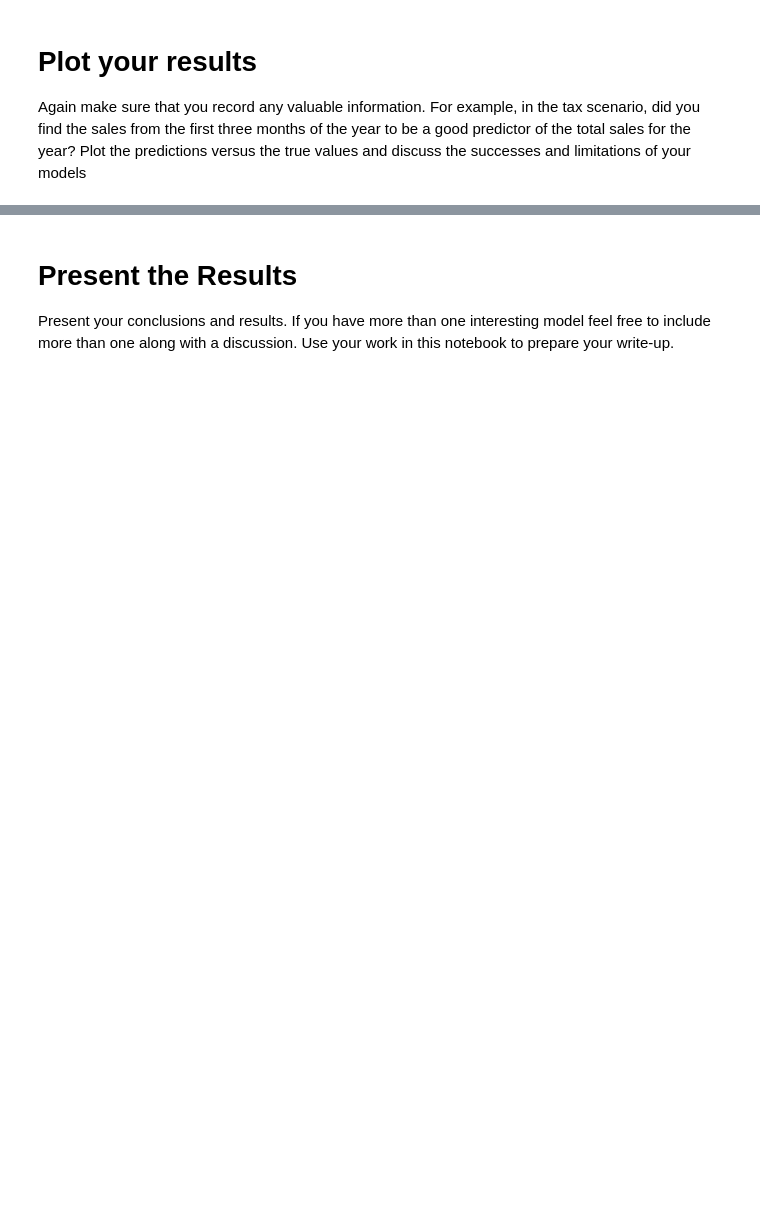
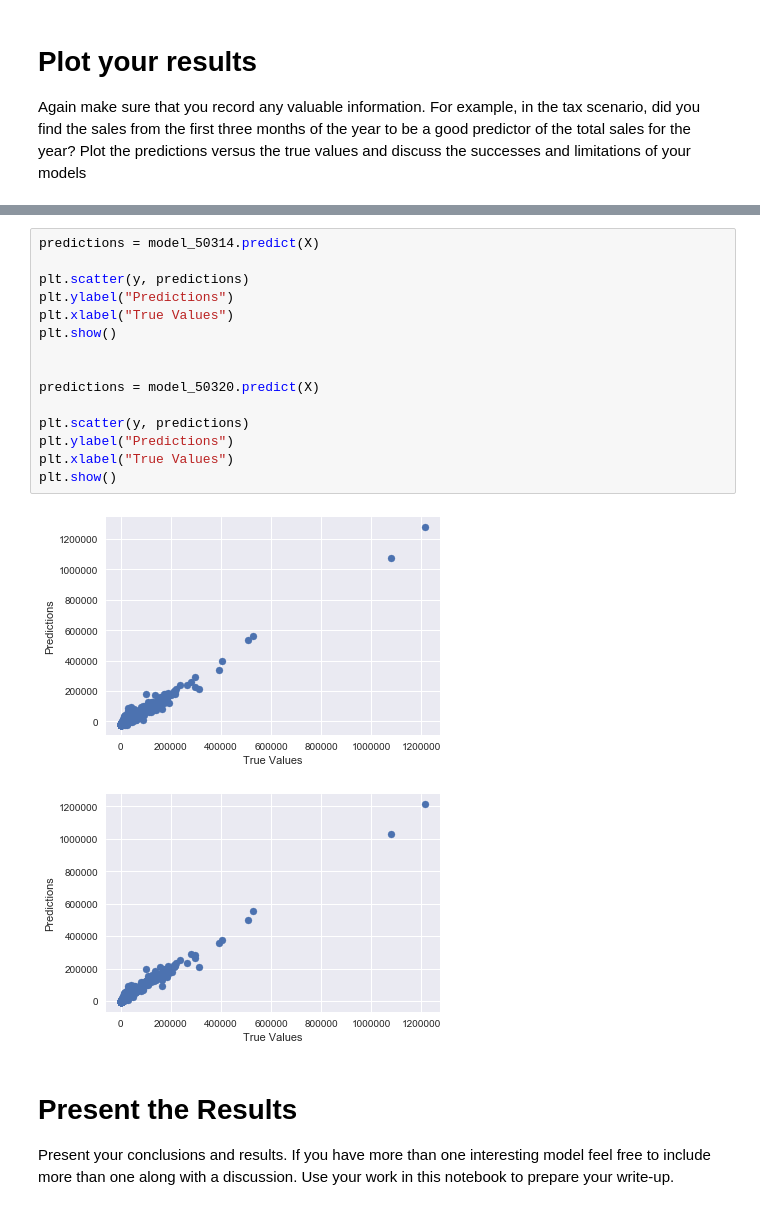
Before and after one commit to matthewbrems/old, a Jupyter notebook: projects/02-project/starter-code/project-2-starter-code-jd.ipynb, the cells around one changed output, grey strips where cells are left out. Cells and saved outputs as stored; diff of their text form; blank space fills up the shorter version.

```diff
--- a/projects/02-project/starter-code/project-2-starter-code-jd.ipynb
+++ b/projects/02-project/starter-code/project-2-starter-code-jd.ipynb
@@ -286,3 +418,21 @@ Again make sure that you record any valuable information. For example, in the ta
+# %%
+predictions = model_50314.predict(X)
+
+plt.scatter(y, predictions)
+plt.ylabel("Predictions")
+plt.xlabel("True Values")
+plt.show()
+
+
+predictions = model_50320.predict(X)
+
+plt.scatter(y, predictions)
+plt.ylabel("Predictions")
+plt.xlabel("True Values")
+plt.show()
+# %% [output]
+[figure, added]
+[figure, added]
 # %% [markdown]
 # Present the Results
 
```
Also changed, not shown: parts of 31 cells of this notebook, 6 other files.
